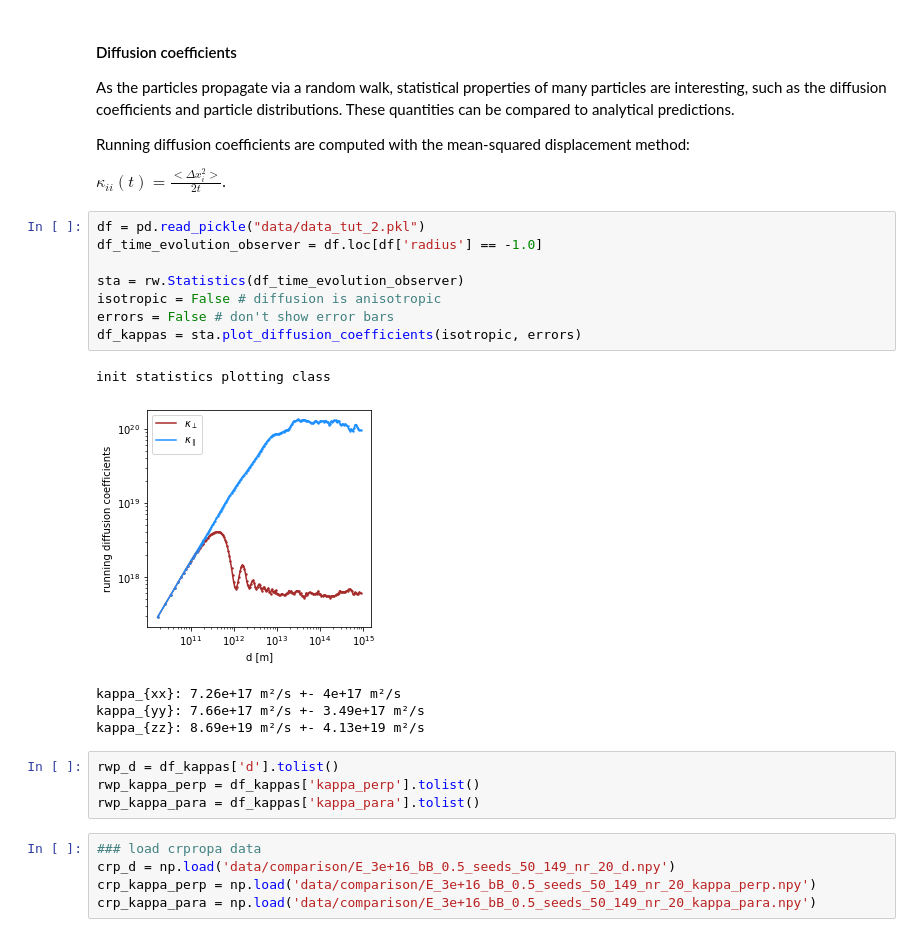
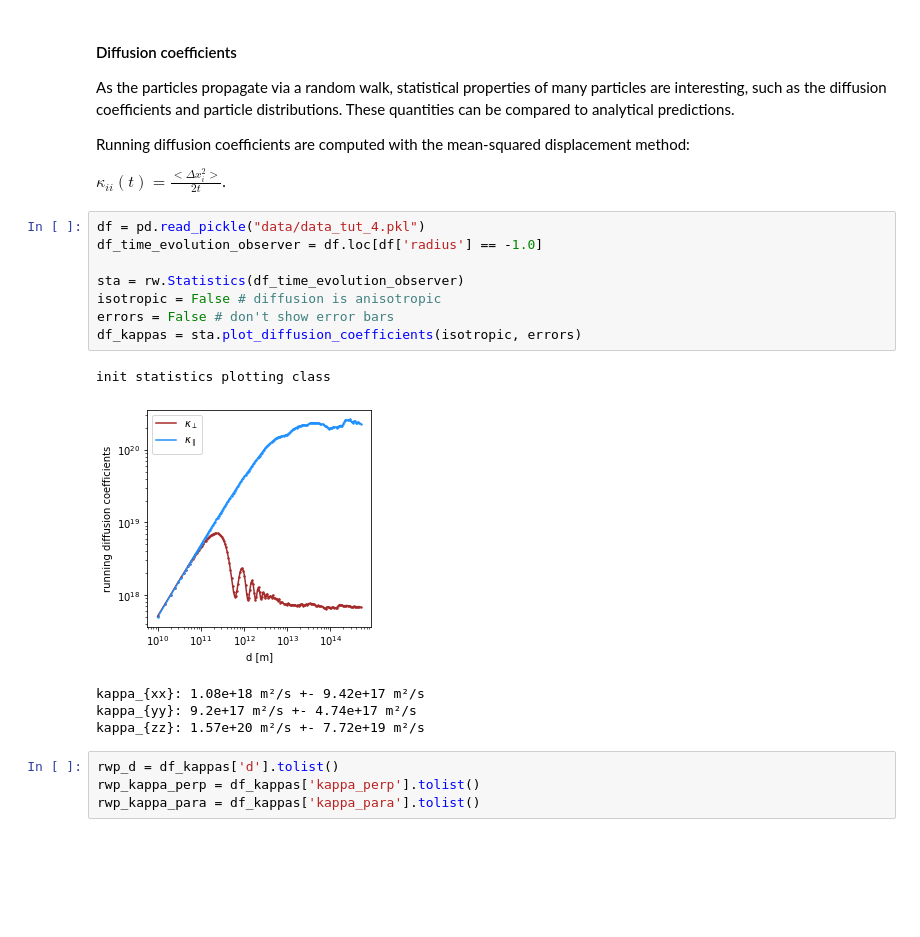
Before and after one commit to reichherzerp/PropPy, a Jupyter notebook: rwpropa/tutorials/Tutorial_4---Tutorial_Comparison_CRPropa.ipynb, the cells around one changed output. Drawn from its saved outputs; the diff is of its cells as text; blank space fills up the shorter version.

```diff
--- a/rwpropa/tutorials/Tutorial_4---Tutorial_Comparison_CRPropa.ipynb
+++ b/rwpropa/tutorials/Tutorial_4---Tutorial_Comparison_CRPropa.ipynb
@@ -141,25 +146,20 @@ Running diffusion coefficients are computed with the mean-squared displacement m
 
 $\kappa_{ii}(t) = \frac{<\Delta x_i^2>}{2t}$.
 # %%
-df = pd.read_pickle("data/data_tut_2.pkl")
+df = pd.read_pickle("data/data_tut_4.pkl")
 df_time_evolution_observer = df.loc[df['radius'] == -1.0]
 
 sta = rw.Statistics(df_time_evolution_observer)
 isotropic = False # diffusion is anisotropic
 errors = False # don't show error bars
 df_kappas = sta.plot_diffusion_coefficients(isotropic, errors)
 # %% [output]
 init statistics plotting class
-[figure, old version]
+[figure, new version]
-kappa_{xx}: 7.26e+17 m²/s +- 4e+17 m²/s
-kappa_{yy}: 7.66e+17 m²/s +- 3.49e+17 m²/s
-kappa_{zz}: 8.69e+19 m²/s +- 4.13e+19 m²/s
+kappa_{xx}: 1.08e+18 m²/s +- 9.42e+17 m²/s
+kappa_{yy}: 9.2e+17 m²/s +- 4.74e+17 m²/s
+kappa_{zz}: 1.57e+20 m²/s +- 7.72e+19 m²/s
 # %%
 rwp_d = df_kappas['d'].tolist()
 rwp_kappa_perp = df_kappas['kappa_perp'].tolist()
 rwp_kappa_para = df_kappas['kappa_para'].tolist()
-# %%
-### load crpropa data
-crp_d = np.load('data/comparison/E_3e+16_bB_0.5_seeds_50_149_nr_20_d.npy')
-crp_kappa_perp = np.load('data/comparison/E_3e+16_bB_0.5_seeds_50_149_nr_20_kappa_perp.npy')
-crp_kappa_para = np.load('data/comparison/E_3e+16_bB_0.5_seeds_50_149_nr_20_kappa_para.npy')
```
Also changed, not shown: parts of 6 cells of this notebook, 2 other files.
